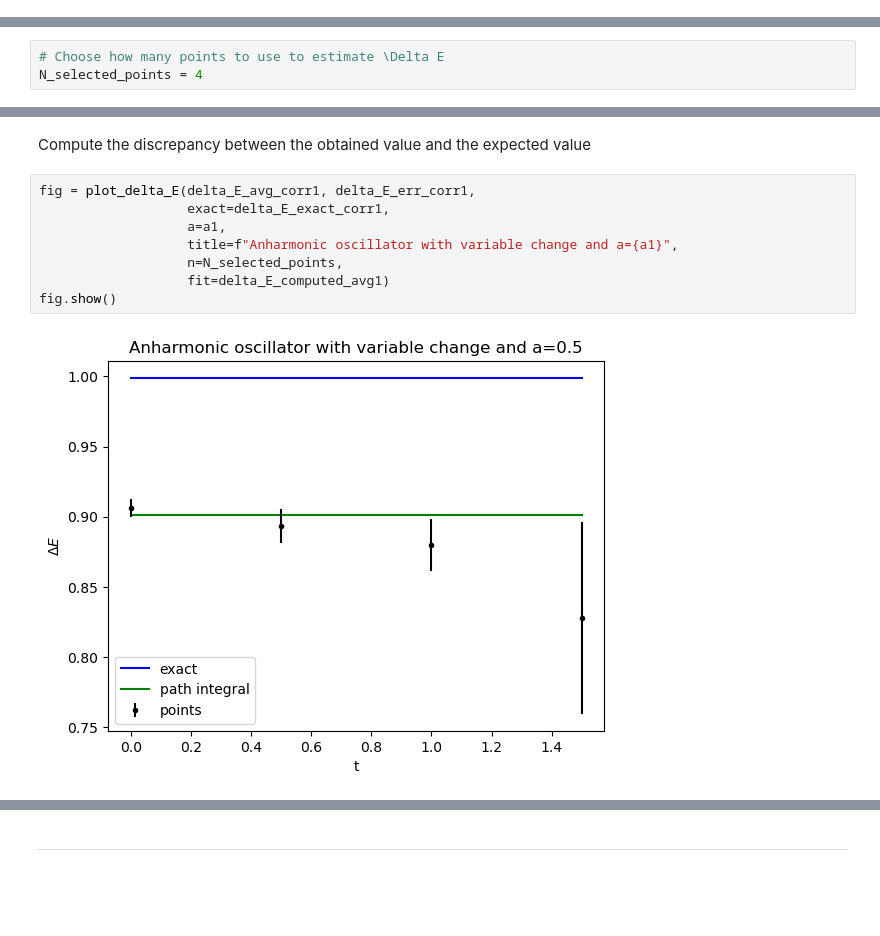
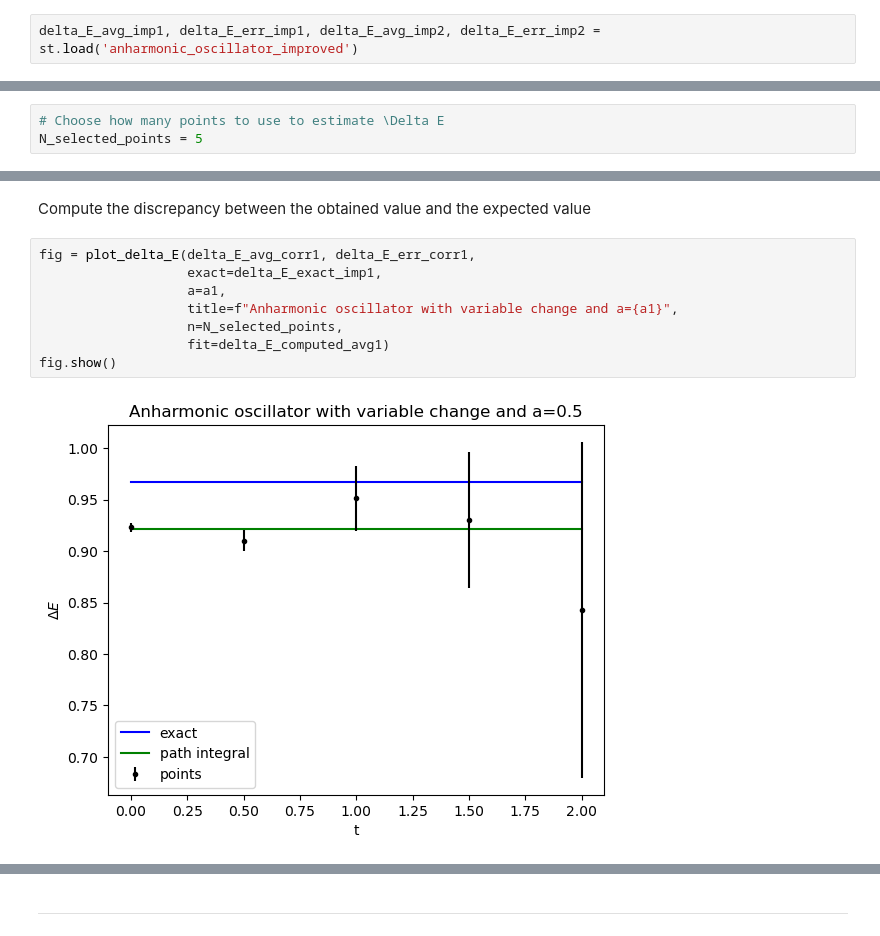
Before and after one commit to lusvelt/path-integral-monte-carlo, a Jupyter notebook: src/anharmonic-oscillator.ipynb, the cells around one changed output, grey strips where cells are left out. Cells and saved outputs as stored; diff of their text form; blank space fills up the shorter version.

```diff
--- a/src/anharmonic-oscillator.ipynb
+++ b/src/anharmonic-oscillator.ipynb
@@ -77,3 +81,5 @@ delta_E_avg_imp2, delta_E_err_imp2 = an_osc_imp2.compute_delta_E_pimc(functional
+# %%
+delta_E_avg_imp1, delta_E_err_imp1, delta_E_avg_imp2, delta_E_err_imp2 = st.load('anharmonic_oscillator_improved')
 # %%
 fig = plot_delta_E(delta_E_avg_imp1, delta_E_err_imp1,
                    exact=delta_E_exact_imp1,
@@ -183,7 +189,7 @@ fig.show()
 Estimate $\Delta E$ from the path integration results
 # %%
 # Choose how many points to use to estimate \Delta E
-N_selected_points = 4
+N_selected_points = 5
 # %%
 delta_E_computed_avg1, delta_E_computed_err1 = utils.get_weighted_avg_and_err(data=delta_E_avg_corr1, errs=delta_E_err_corr1, N_points=N_selected_points)
 delta_E_computed_avg2, delta_E_computed_err2 = utils.get_weighted_avg_and_err(data=delta_E_avg_corr2, errs=delta_E_err_corr2, N_points=N_selected_points)
@@ -191,13 +197,13 @@ delta_E_computed_avg2, delta_E_computed_err2 = utils.get_weighted_avg_and_err(da
 Compute the discrepancy between the obtained value and the expected value
 # %%
 fig = plot_delta_E(delta_E_avg_corr1, delta_E_err_corr1,
-                   exact=delta_E_exact_corr1,
+                   exact=delta_E_exact_imp1,
                    a=a1,
                    title=f"Anharmonic oscillator with variable change and a={a1}",
                    n=N_selected_points,
                    fit=delta_E_computed_avg1)
 fig.show()
 # %% [output]
-[figure, old version]
+[figure, new version]
 # %%
 fig = plot_delta_E(delta_E_avg_corr2, delta_E_err_corr2,
```
Also changed, not shown: parts of 25 cells of this notebook, 5 other files.
